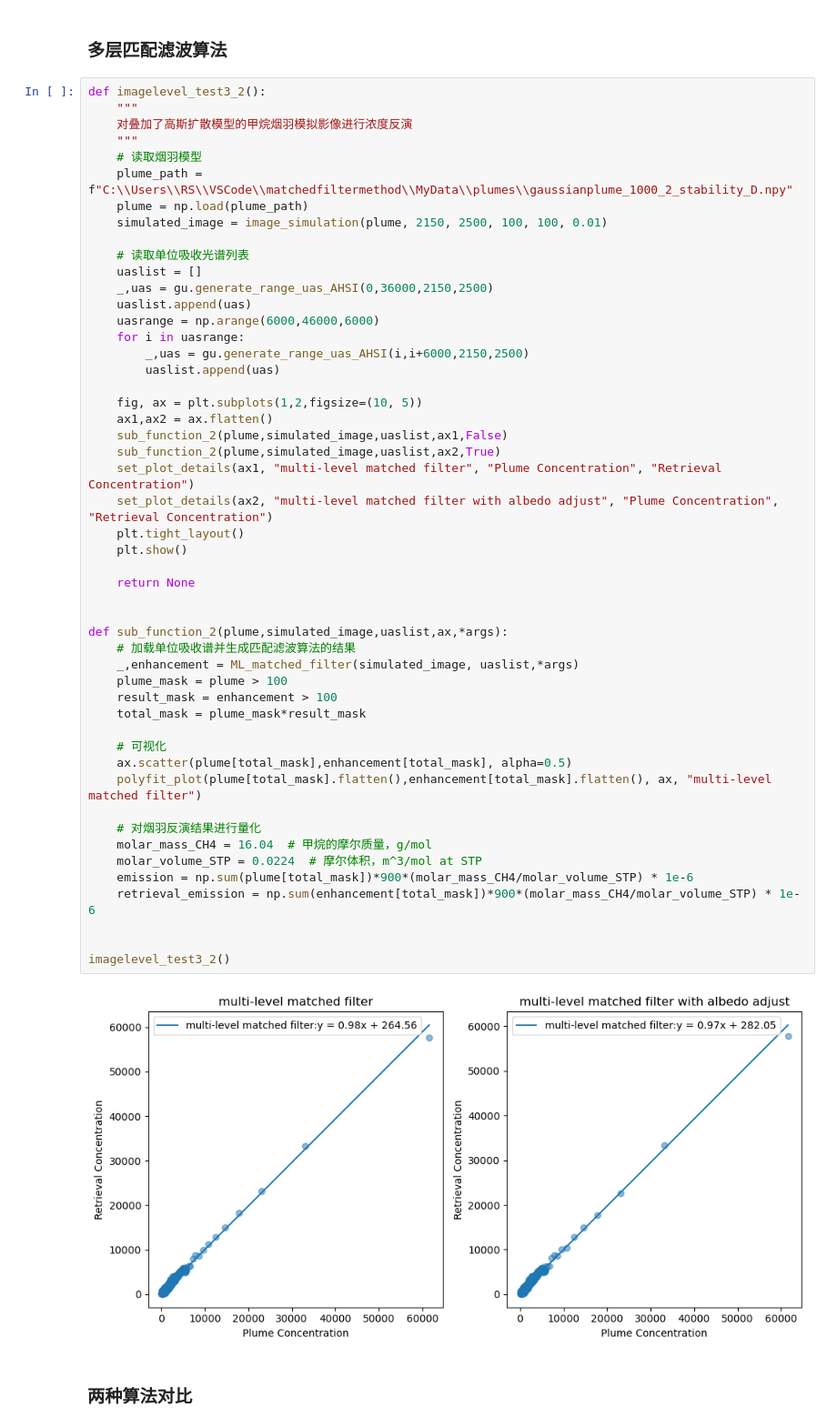
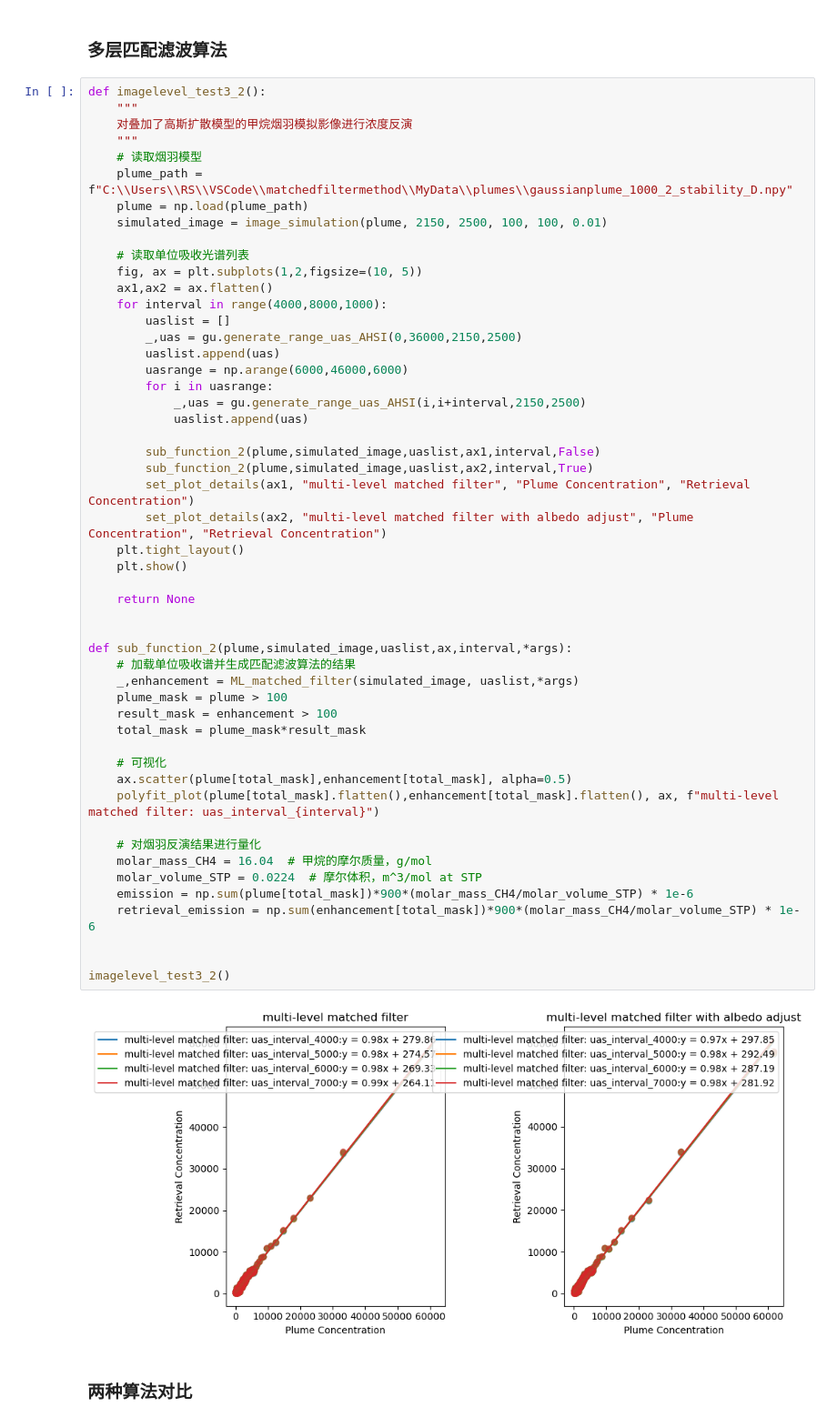
Before and after one commit to Emeric53/MF, a Jupyter notebook: MatchedFilter/algorithm_modification.ipynb, the cells around one changed output. Shown at 91% size. Cells and saved outputs as stored; diff of their text form.

```diff
--- a/MatchedFilter/algorithm_modification.ipynb
+++ b/MatchedFilter/algorithm_modification.ipynb
@@ -1505,48 +1507,49 @@ def imagelevel_test3_2():
     plume = np.load(plume_path)
     simulated_image = image_simulation(plume, 2150, 2500, 100, 100, 0.01)
 
     # 读取单位吸收光谱列表
-    uaslist = []
-    _,uas = gu.generate_range_uas_AHSI(0,36000,2150,2500)
-    uaslist.append(uas)
-    uasrange = np.arange(6000,46000,6000)
-    for i in uasrange:
-        _,uas = gu.generate_range_uas_AHSI(i,i+6000,2150,2500)
-        uaslist.append(uas)
-
     fig, ax = plt.subplots(1,2,figsize=(10, 5))
     ax1,ax2 = ax.flatten()
-    sub_function_2(plume,simulated_image,uaslist,ax1,False)
-    sub_function_2(plume,simulated_image,uaslist,ax2,True)
-    set_plot_details(ax1, "multi-level matched filter", "Plume Concentration", "Retrieval Concentration")
-    set_plot_details(ax2, "multi-level matched filter with albedo adjust", "Plume Concentration", "Retrieval Concentration")
+    for interval in range(4000,8000,1000):
+        uaslist = []
+        _,uas = gu.generate_range_uas_AHSI(0,36000,2150,2500)
+        uaslist.append(uas)
+        uasrange = np.arange(6000,46000,6000)
+        for i in uasrange:
+            _,uas = gu.generate_range_uas_AHSI(i,i+interval,2150,2500)
+            uaslist.append(uas)
+
+        sub_function_2(plume,simulated_image,uaslist,ax1,interval,False)
+        sub_function_2(plume,simulated_image,uaslist,ax2,interval,True)
+        set_plot_details(ax1, "multi-level matched filter", "Plume Concentration", "Retrieval Concentration")
+        set_plot_details(ax2, "multi-level matched filter with albedo adjust", "Plume Concentration", "Retrieval Concentration")
     plt.tight_layout()
     plt.show()
 
     return None
 
 
-def sub_function_2(plume,simulated_image,uaslist,ax,*args):
+def sub_function_2(plume,simulated_image,uaslist,ax,interval,*args):
     # 加载单位吸收谱并生成匹配滤波算法的结果
     _,enhancement = ML_matched_filter(simulated_image, uaslist,*args)
     plume_mask = plume > 100
     result_mask = enhancement > 100
     total_mask = plume_mask*result_mask
 
     # 可视化
     ax.scatter(plume[total_mask],enhancement[total_mask], alpha=0.5)
-    polyfit_plot(plume[total_mask].flatten(),enhancement[total_mask].flatten(), ax, "multi-level matched filter")
+    polyfit_plot(plume[total_mask].flatten(),enhancement[total_mask].flatten(), ax, f"multi-level matched filter: uas_interval_{interval}")
 
     # 对烟羽反演结果进行量化
     molar_mass_CH4 = 16.04  # 甲烷的摩尔质量，g/mol
     molar_volume_STP = 0.0224  # 摩尔体积，m^3/mol at STP
     emission = np.sum(plume[total_mask])*900*(molar_mass_CH4/molar_volume_STP) * 1e-6
     retrieval_emission = np.sum(enhancement[total_mask])*900*(molar_mass_CH4/molar_volume_STP) * 1e-6
 
 
 imagelevel_test3_2()
 # %% [output]
-[figure, old version]
+[figure, new version]
 # %% [markdown]
 ### 两种算法对比
 # %%
```
Also changed, not shown: parts of 2 cells of this notebook.
